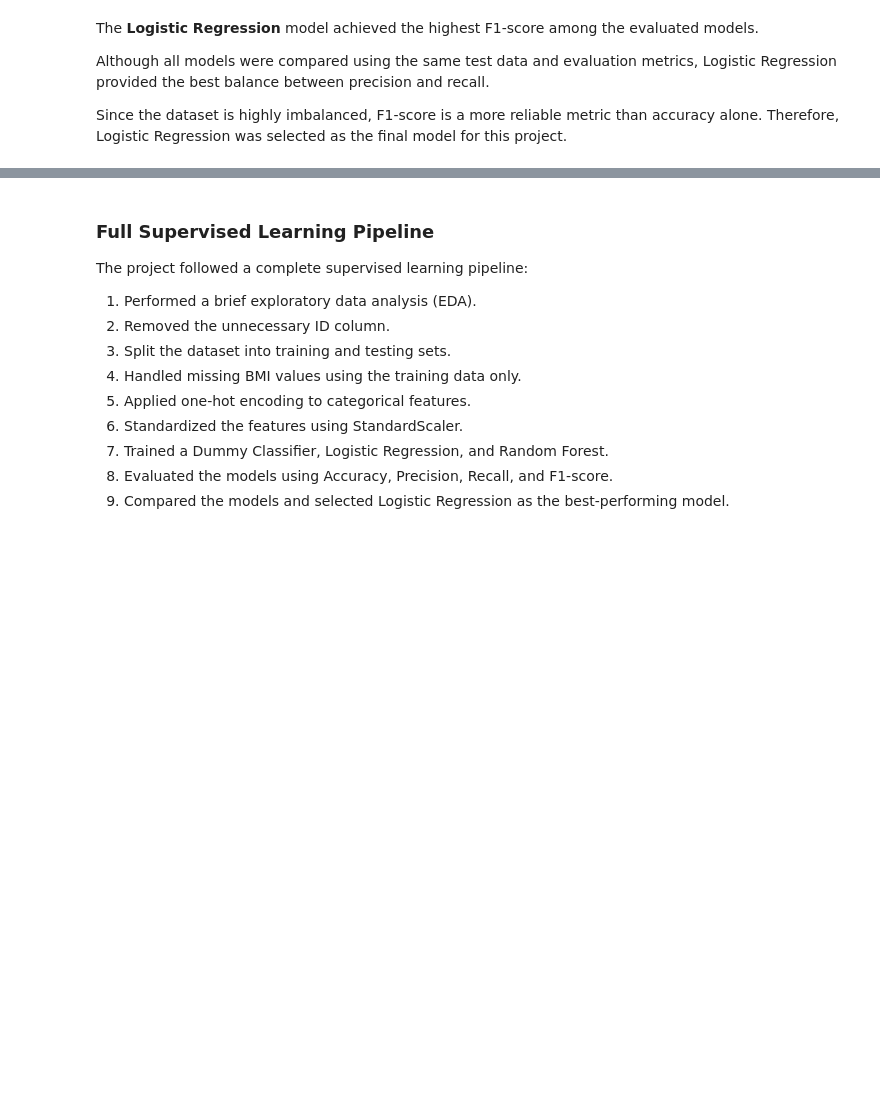
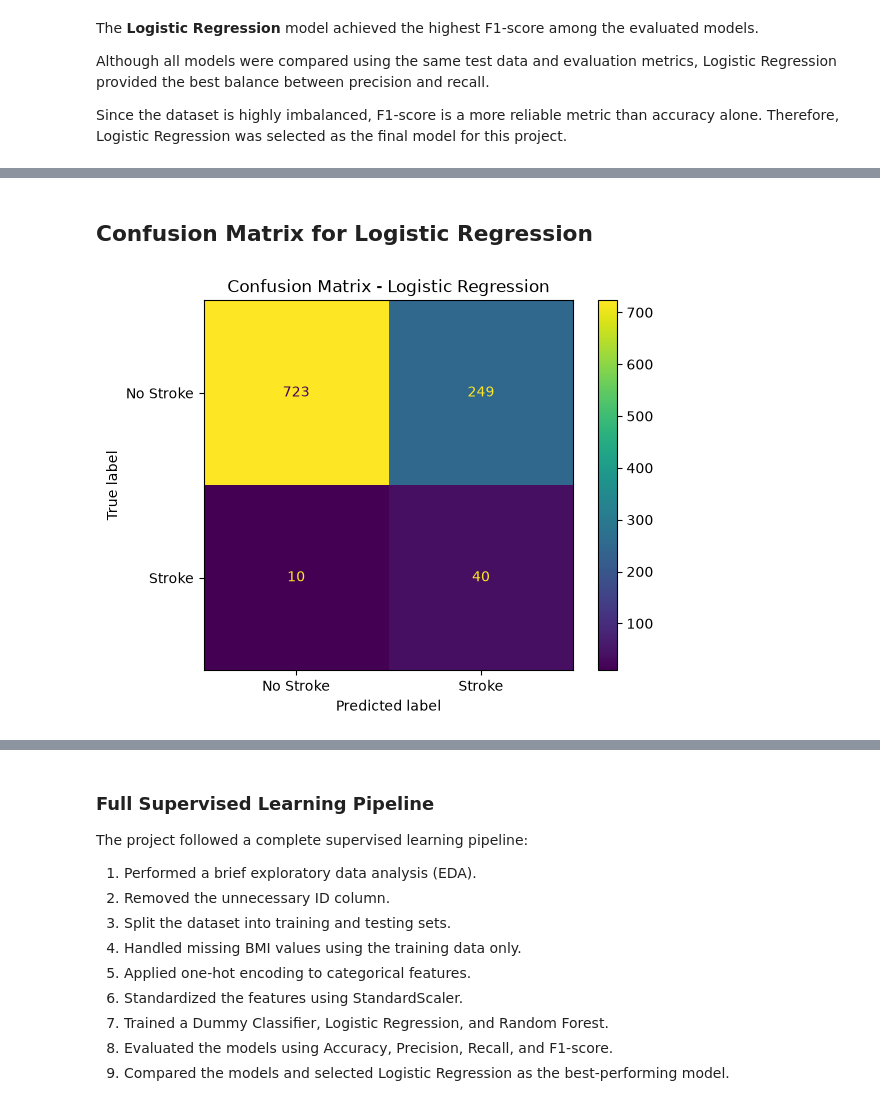
Before and after one commit to assma122/Binx-ai-ml-training, a Jupyter notebook: Week3/day5/MiniProject.ipynb, the cells around one changed output, grey strips where cells are left out. Cells and saved outputs as stored; diff of their text form; code cells hidden in the pictures; blank space fills up the shorter version.

```diff
--- a/Week3/day5/MiniProject.ipynb
+++ b/Week3/day5/MiniProject.ipynb
@@ -217,7 +218,7 @@ The mean BMI value is calculated using the training data only.
 
 The same training mean is then used to fill the missing BMI values in both sets to avoid data leakage.
 # %%
-x_trian = x_train.copy()
+x_train = x_train.copy()
 x_test = x_test.copy()
 bmi_ = x_trian["bmi"].mean()
 x_train["bmi"] = x_trian["bmi"].fillna(bmi_)
@@ -237,7 +238,7 @@ the mean was calculated form the training data only
 
 Categorical columns are converted into numerical dummy variables because machine learning models require numerical input.
 # %%
-x_train_encoded = pd.get_dummies(x_trian,drop_first = True )
+x_train_encoded = pd.get_dummies(x_train, drop_first=True)
 x_test_encoded = pd.get_dummies(x_test,drop_first=True)
 # %%
 
@@ -434,0 +452,17 @@ Since the dataset is highly imbalanced, F1-score is a more reliable metric than
+# %% [markdown]
+## Confusion Matrix for Logistic Regression
+# %%
+cm = confusion_matrix(
+    y_test,
+    logistic_pred
+)
+
+ConfusionMatrixDisplay(
+    confusion_matrix=cm,
+    display_labels=["No Stroke", "Stroke"]
+).plot()
+
+plt.title("Confusion Matrix - Logistic Regression")
+plt.show()
+# %% [output]
+[figure, added]
```
Also changed, not shown: parts of 5 cells of this notebook.
